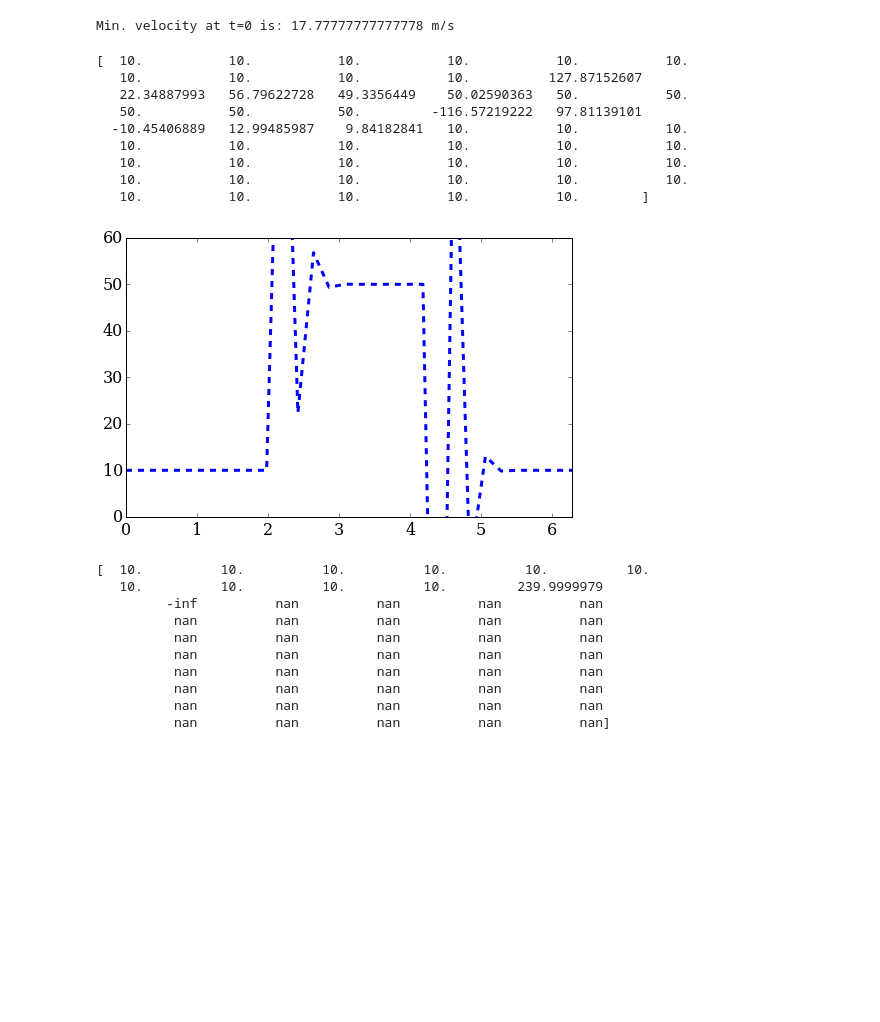
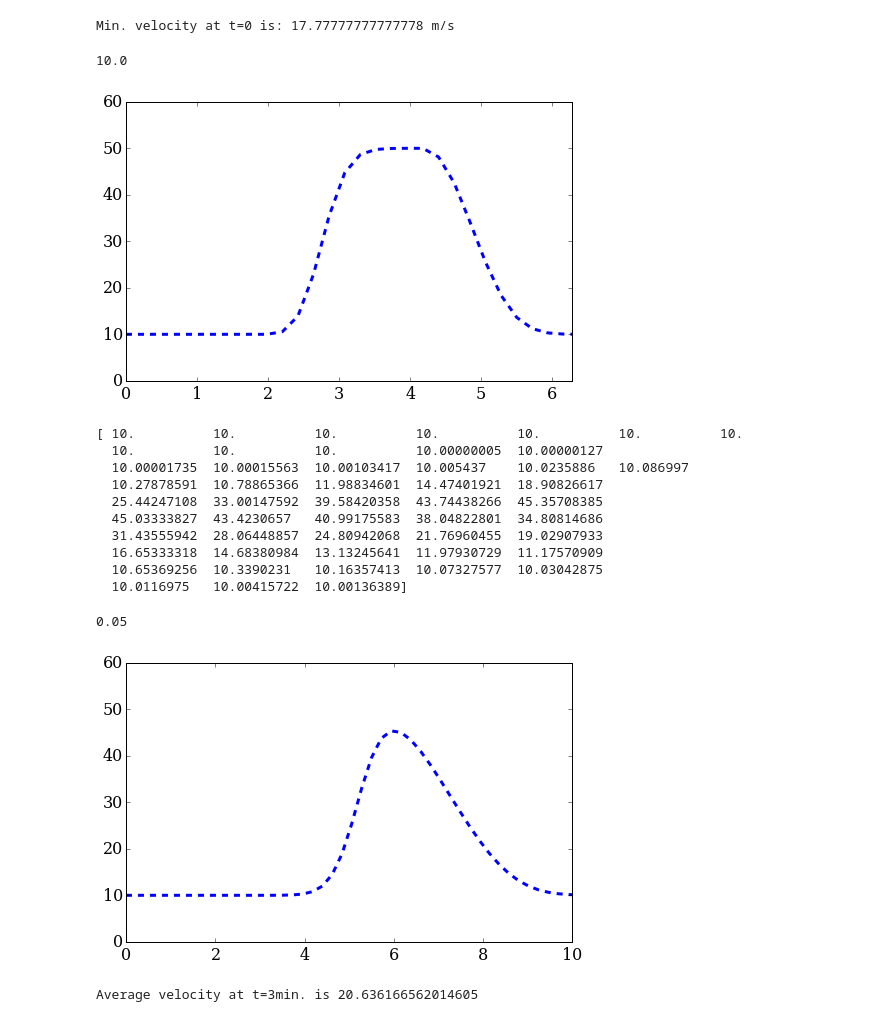
Before and after one commit to rbds/Numerical_Methods_working_folder, a Jupyter notebook: lessons/02_spacetime/Module_2_assignment.ipynb, the cells around one changed output. Saved outputs shown, nothing was run; the diff lists cells and outputs as text; code cells hidden in the pictures; blank space fills up the shorter version.

```diff
--- a/lessons/02_spacetime/Module_2_assignment.ipynb
+++ b/lessons/02_spacetime/Module_2_assignment.ipynb
@@ -35,53 +35,54 @@ print("Min. velocity at t=0 is: {} m/s".format(vmin))
 Min. velocity at t=0 is: 17.77777777777778 m/s
 # %%
 #test code, can do one time step at a time.
-#rho_n = rho.copy()
 #rho_n = rho0.copy()
 test = rho_n
-test[0] = 10
-test[1:] = dt/dx*(Vmax*rho_n[1:]*(1-rho_n[1:]/rho_max) - Vmax*rho_n[0:-1]*(1-rho_n[0:-1]/rho_max)) + rho_n[1:]
-print(test)
+#test[0] = 10
+test[1:] = -dt/dx*(Vmax*rho_n[1:]*(1-rho_n[1:]/rho_max) - Vmax*rho_n[0:-1]*(1-rho_n[0:-1]/rho_max)) + rho_n[1:]
+print(test[0])
 
 pyplot.figure(figsize=(8,5), dpi=100)
 pyplot.plot(x, test, ls='--', lw=3)
 pyplot.xlim([0,2*numpy.pi])
 pyplot.ylim([0,60]);
 # %% [output]
-[  10.           10.           10.           10.           10.           10.
-   10.           10.           10.           10.          127.87152607
-   22.34887993   56.79622728   49.3356449    50.02590363   50.           50.
-   50.           50.           50.         -116.57219222   97.81139101
-  -10.45406889   12.99485987    9.84182841   10.           10.           10.
-   10.           10.           10.           10.           10.           10.
-   10.           10.           10.           10.           10.           10.
-   10.           10.           10.           10.           10.           10.
-   10.           10.           10.           10.           10.        ]
+10.0
-[figure, old version]
+[figure, new version]
 # %%
-T = 3/60
+T = 6/60
 nt = int(T/dt)
 
 for n in range(nt):
     rho_n = rho.copy()
 
     rho[0] = 10
-    rho[1:] = dt/dx*(Vmax*rho_n[1:]*(1-rho_n[1:]/rho_max) - \
-                     Vmax*rho_n[0:-1]*(1-rho_n[0:-1]/rho_max)) + rho_n[1:]
+    rho[1:] = -dt/dx*Vmax*(rho_n[1:]*(1-rho_n[1:]/rho_max) - \
+                     rho_n[0:-1]*(1-rho_n[0:-1]/rho_max)) + rho_n[1:]
 
 print(rho)
 # %% [output]
-[  10.          10.          10.          10.          10.          10.
-   10.          10.          10.          10.         239.9999979
-         -inf          nan          nan          nan          nan
-          nan          nan          nan          nan          nan
-          nan          nan          nan          nan          nan
-          nan          nan          nan          nan          nan
-          nan          nan          nan          nan          nan
-          nan          nan          nan          nan          nan
-          nan          nan          nan          nan          nan
-          nan          nan          nan          nan          nan]
+[ 10.          10.          10.          10.          10.          10.          10.
+  10.          10.          10.          10.00000005  10.00000127
+  10.00001735  10.00015563  10.00103417  10.005437    10.0235886   10.086997
+  10.27878591  10.78865366  11.98834601  14.47401921  18.90826617
+  25.44247108  33.00147592  39.58420358  43.74438266  45.35708385
+  45.03333827  43.4230657   40.99175583  38.04822801  34.80814686
+  31.43555942  28.06448857  24.80942068  21.76960455  19.02907933
+  16.65333318  14.68380984  13.13245641  11.97930729  11.17570909
+  10.65369256  10.3390231   10.16357413  10.07327577  10.03042875
+  10.0116975   10.00415722  10.00136389]
 # %%
 pyplot.figure(figsize=(8,5), dpi=100)
 pyplot.plot(x, rho, ls='--', lw=3)
-pyplot.xlim([0,2*numpy.pi])
+pyplot.xlim([0,20])
 pyplot.ylim([0,60]);
+# %% [output]
+0.05
+[figure, added]
+# %%
+#find average velocity at t= 3 minutes
+V = Vmax*(1- rho/rho_max)
+V_ave = numpy.mean(V)/3.6 #units in m/s
+print("Average velocity at t=3min. is {}".format(V_ave))
+# %% [output]
+Average velocity at t=3min. is 20.636166562014605
```
Also changed, not shown: parts of 2 cells of this notebook.
